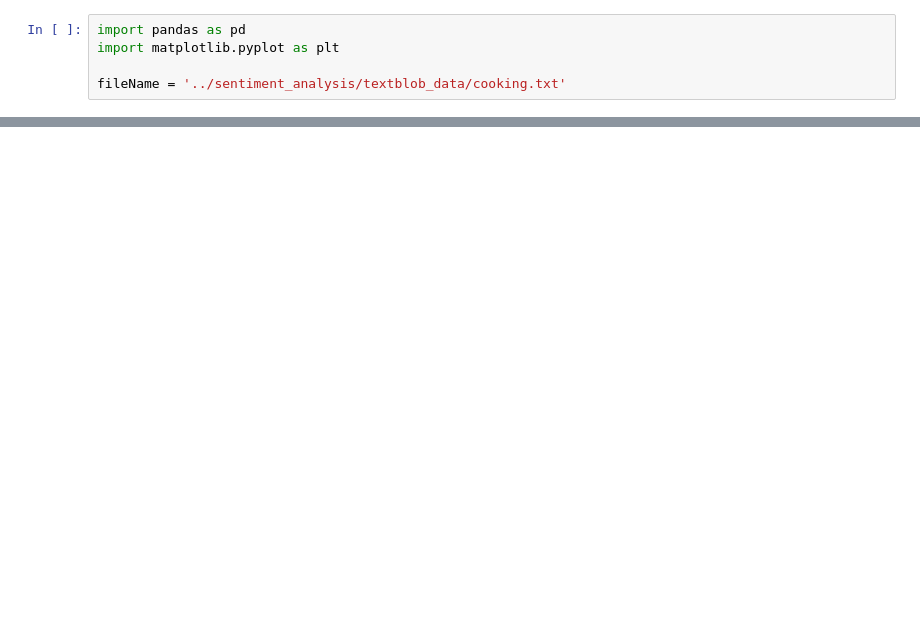
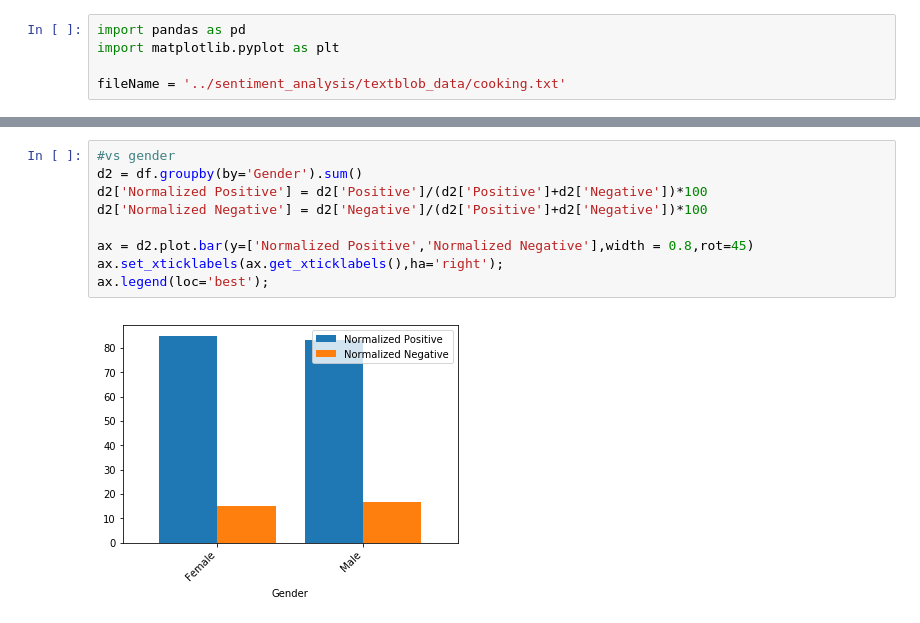
Before and after one commit to jivers-ucsd/ECE-229-Project---Group-7, a Jupyter notebook: plotting/graph cooking.ipynb, the cells around one changed output, grey strips where cells are left out. Drawn from its saved outputs; the diff is of its cells as text; blank space fills up the shorter version.

```diff
--- a/plotting/graph cooking.ipynb
+++ b/plotting/graph cooking.ipynb
@@ -100,0 +24,11 @@ df.plot.bar(x='Creator',y=['Normalized Positive','Normalized Negative'],width=0.
+# %%
+#vs gender
+d2 = df.groupby(by='Gender').sum()
+d2['Normalized Positive'] = d2['Positive']/(d2['Positive']+d2['Negative'])*100
+d2['Normalized Negative'] = d2['Negative']/(d2['Positive']+d2['Negative'])*100
+
+ax = d2.plot.bar(y=['Normalized Positive','Normalized Negative'],width = 0.8,rot=45)
+ax.set_xticklabels(ax.get_xticklabels(),ha='right');
+ax.legend(loc='best');
+# %% [output]
+[figure, added]
```
Also changed, not shown: parts of 9 cells of this notebook, 1 other file.
